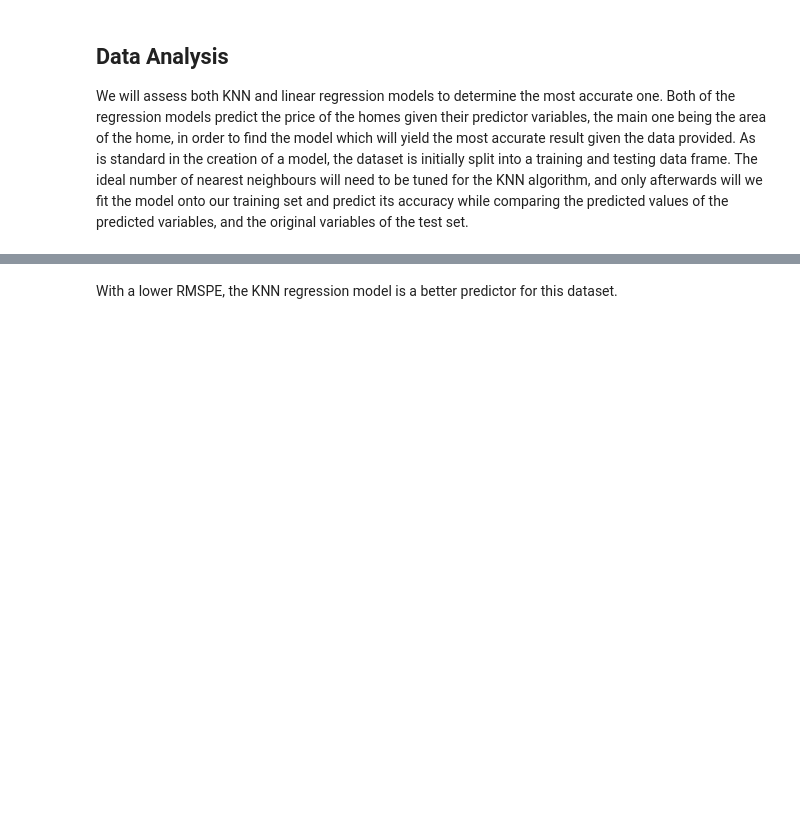
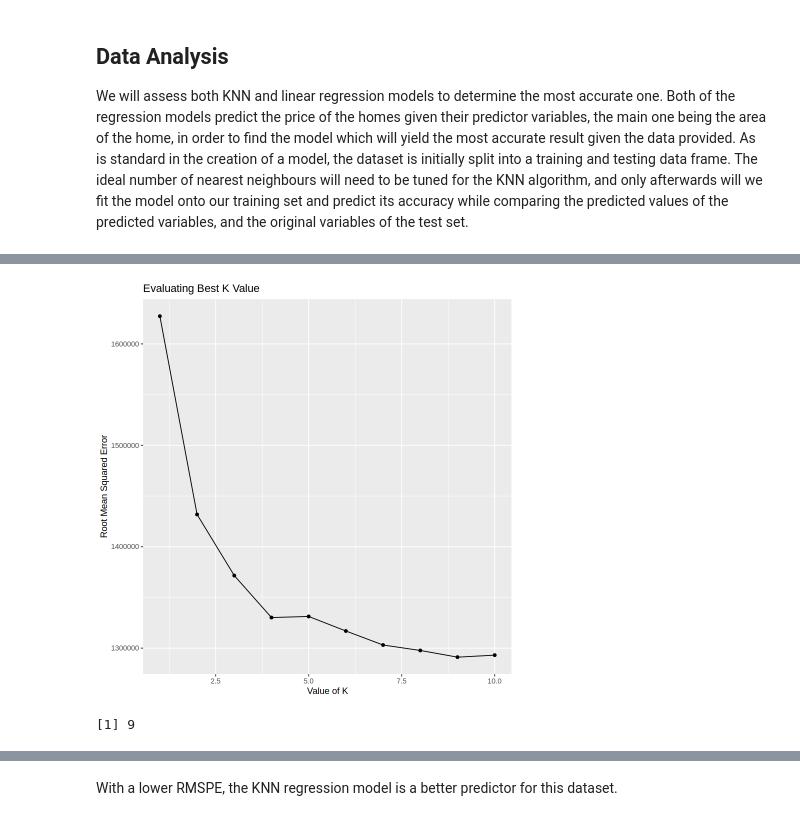
Before and after one commit to chwu01/DSCI-Group-Project, a Jupyter notebook: Final Project.ipynb, the cells around one changed output, grey strips where cells are left out. Cells and saved outputs as stored; diff of their text form; code cells hidden in the pictures; blank space fills up the shorter version.

Commit message:
Final Project (KNN Regression Added)

```diff
--- a/Final Project.ipynb
+++ b/Final Project.ipynb
@@ -166,4 +166,27 @@ These observations mirror insights from a study on housing price determinants in
 
 We will assess both KNN and linear regression models to determine the most accurate one. Both of the regression models predict the price of the homes given their predictor variables, the main one being the area of the home, in order to find the model which will yield the most accurate result given the data provided.  As is standard in the creation of a model, the dataset is initially split into a training and testing data frame.  The ideal number of nearest neighbours will need to be tuned for the KNN algorithm, and only afterwards will we fit the model onto our training set and predict its accuracy while comparing the predicted values of the predicted variables, and the original variables of the test set.
 # %%
-# Insert KNN Regression
+# KNN Regression
+
+knn_spec <- nearest_neighbor(weight_func = "rectangular", neighbors = tune()) |>
+    set_engine("kknn") |>
+    set_mode("regression")
+
+knn_recipe <- recipe(price ~ area + bedrooms + bathrooms + stories + parking,
+                     data = housing_train) |>
+    step_scale(all_predictors()) |>
+    step_center(all_predictors())
+
+knn_vfold <- vfold_cv(housing_train, v = 5, strata = price)
+
+gridvals <- tibble(neighbors = seq(1, 10))
+
+knn_fit <- workflow() |>
+    add_recipe(knn_recipe) |>
+    add_model(knn_spec)
+
+knn_results <- knn_fit |>
+    tune_grid(resamples = knn_vfold, grid = gridvals) |>
+    collect_metrics()
+
+knn_results
@@ -169,0 +204,23 @@ We will assess both KNN and linear regression models to determine the most accur
+# %%
+knn_plot <- knn_results |>
+    filter(.metric == "rmse") |>
+    select(neighbors, .metric, mean) |>
+    ggplot(aes(x = neighbors, y = mean)) +
+    geom_line() +
+    geom_point() +
+    labs(x = "Value of K", y = "Root Mean Squared Error") +
+    ggtitle("Evaluating Best K Value")
+
+knn_plot
+# %% [output]
+[figure, added]
+# %%
+# Checking for lowest RMSPE
+knn_min <- knn_results |>
+   filter(.metric == "rmse") |>
+   slice_min(mean, n = 1) |>
+   pull(neighbors)
+
+knn_min
+# %% [output]
+[1] 9
```
Also changed, not shown: parts of 4 cells of this notebook.
